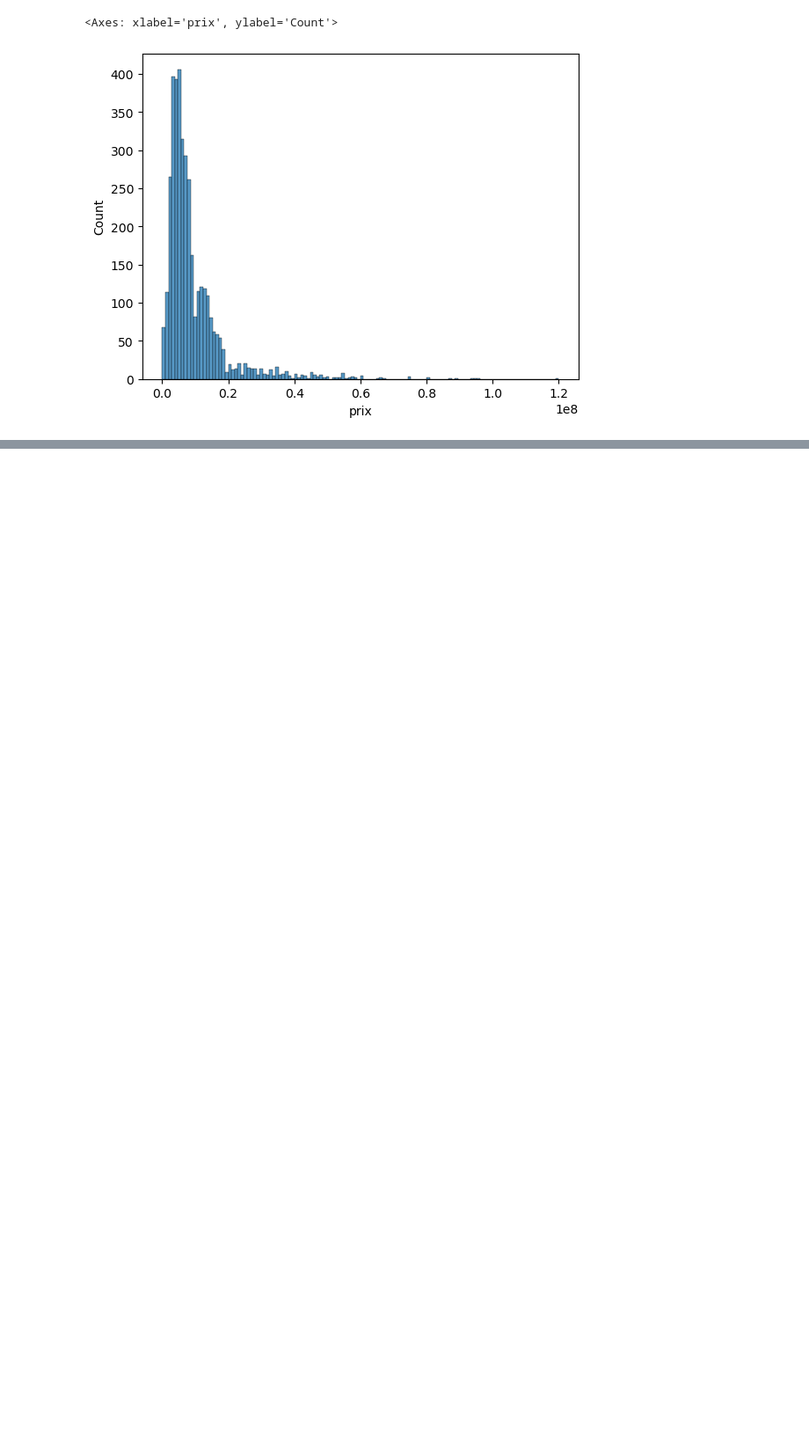
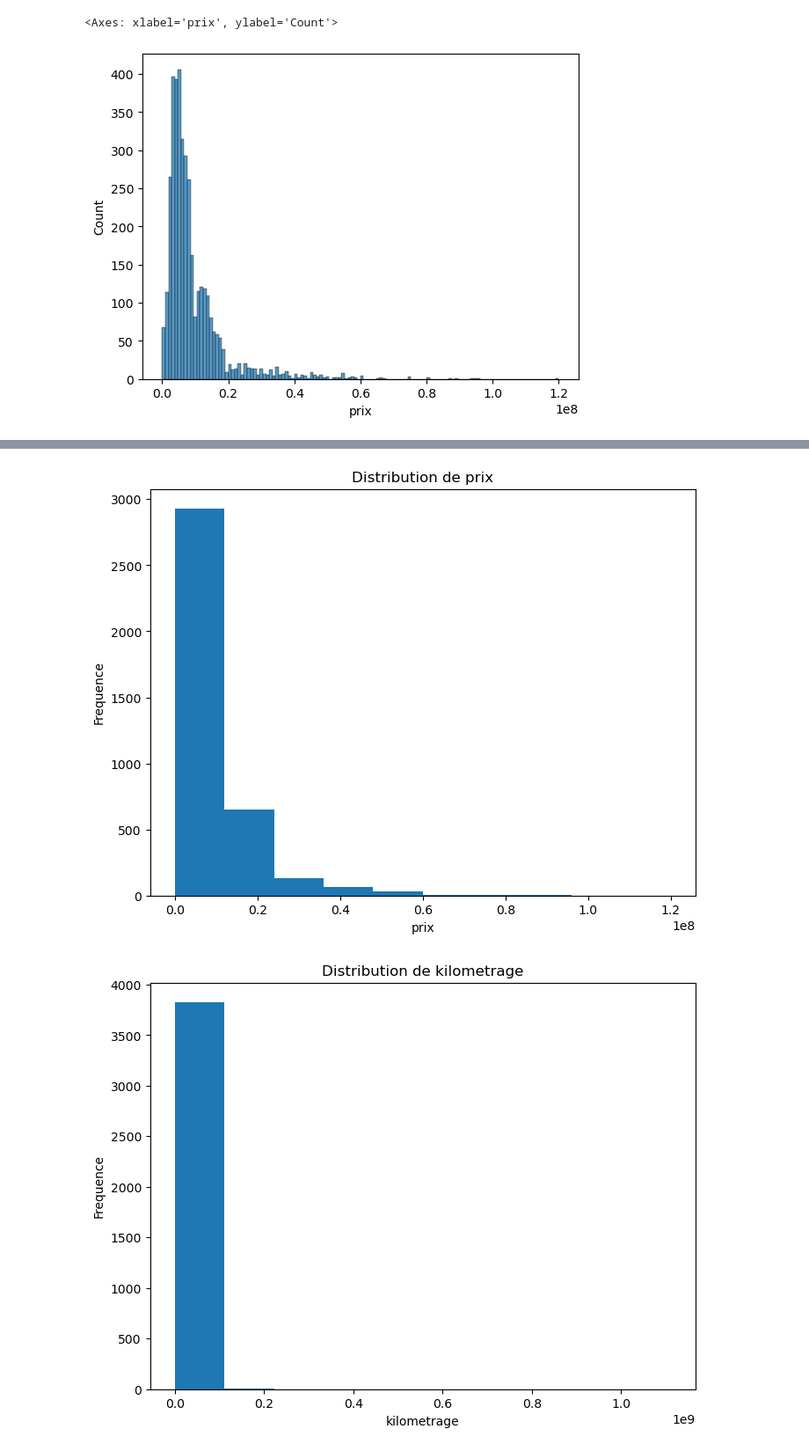
Before and after one commit to NoForcing/DC_Final_Project, a Jupyter notebook: visualization.ipynb, the cells around one changed output, grey strips where cells are left out. Shown at 88% size. Cells and saved outputs as stored; diff of their text form; code cells hidden in the pictures; blank space fills up the shorter version.

```diff
--- a/visualization.ipynb
+++ b/visualization.ipynb
@@ -178,0 +184,11 @@ sns.histplot(df['prix'])
+# %%
+for col in df.select_dtypes(include="int").columns:
+    plt.figure(figsize=(8,6))
+    plt.hist(df[col])
+    plt.title(f"Distribution de {col}")
+    plt.xlabel(col)
+    plt.ylabel("Frequence")
+    plt.show()
+# %% [output]
+[figure, added]
+[figure, added]
```
Also changed, not shown: parts of 2 cells of this notebook, 1 other file.
